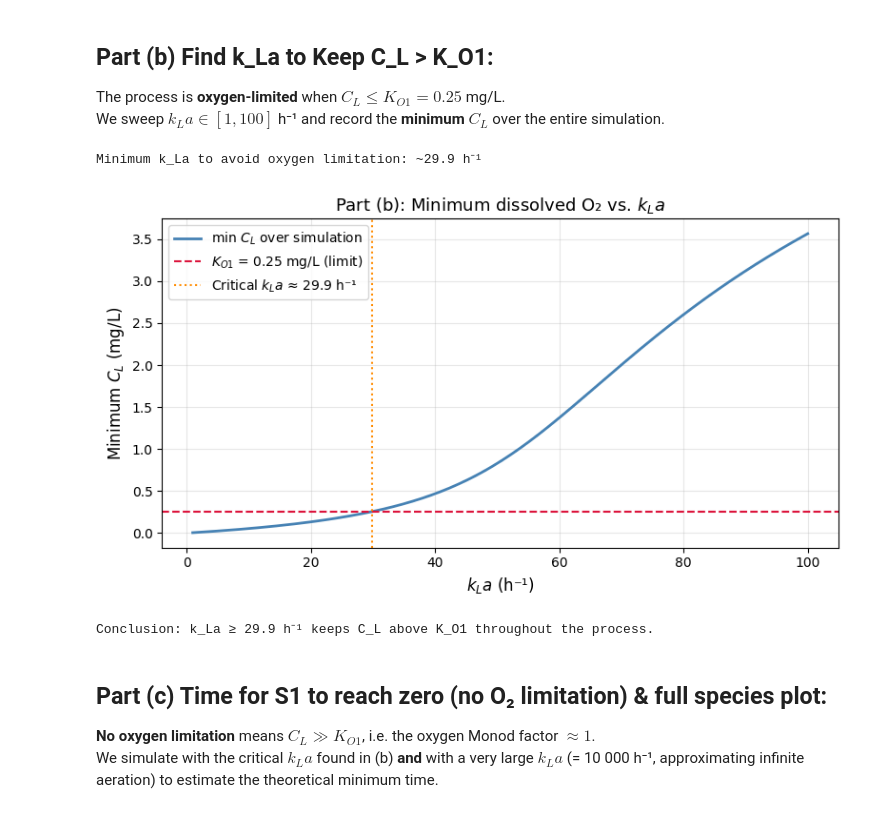
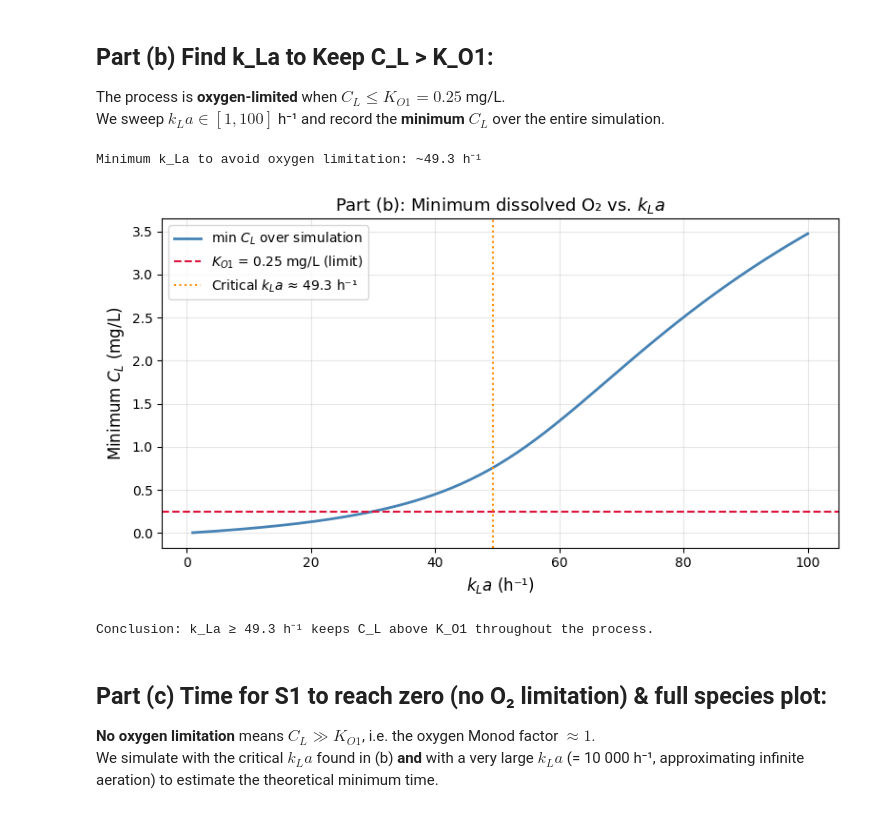
Before and after one commit to Noah-Paga/Bioreactor-mod-simulation, a Jupyter notebook: Project_5/Ex_3.ipynb, the cells around one changed output. Saved outputs shown, nothing was run; the diff lists cells and outputs as text; code cells hidden in the pictures.

```diff
--- a/Project_5/Ex_3.ipynb
+++ b/Project_5/Ex_3.ipynb
@@ -77,7 +76,7 @@ def odes(t, y, kLa):
     r1, r2 = reaction_rates(S1, S2, CL)
 
     dS1 = -r1
-    dS2 =  r1 - r2
+    dS2 =  r1 * YO1 / YO2 - r2
     dS3 =  r2
     dCL =  kLa * (CL_star - CL) - YO1 * r1 - YO2 * r2
 
@@ -106,37 +105,37 @@ We sweep $k_La \in [1, 100]$ h⁻¹ and record the **minimum** $C_L$ over the en
 # %%
 kLa_values = np.linspace(1, 100, 200)   # h⁻¹
 min_CL     = []
 
 for kLa in kLa_values:
     sol = simulate(kLa, t_end=3.0)
     min_CL.append(np.min(sol.y[3]))      # index 3 = CL
 
 min_CL = np.array(min_CL)
 
 # critical kLa (first value where min_CL > KO1)
-critical_mask  = min_CL > KO1
+critical_mask  = min_CL >= 3 * KO1
 kLa_critical   = kLa_values[critical_mask][0] if critical_mask.any() else None
 print(f"Minimum k_La to avoid oxygen limitation: ~{kLa_critical:.1f} h⁻¹")
 
 #Plots
 fig, ax = plt.subplots(figsize=(8, 4.5))
 ax.plot(kLa_values, min_CL, lw=2, color='steelblue', label='min $C_L$ over simulation')
 ax.axhline(KO1, color='crimson', ls='--', lw=1.5, label=f'$K_{{O1}}$ = {KO1} mg/L (limit)')
 if kLa_critical is not None:
     ax.axvline(kLa_critical, color='darkorange', ls=':', lw=1.5,
                label=f'Critical $k_La$ ≈ {kLa_critical:.1f} h⁻¹')
 ax.set_xlabel('$k_La$ (h⁻¹)', fontsize=12)
 ax.set_ylabel('Minimum $C_L$ (mg/L)', fontsize=12)
 ax.set_title('Part (b): Minimum dissolved O₂ vs. $k_La$', fontsize=13)
 ax.legend(fontsize=10)
 ax.grid(True, alpha=0.3)
 plt.tight_layout()
 plt.show()
 print(f"\nConclusion: k_La ≥ {kLa_critical:.1f} h⁻¹ keeps C_L above K_O1 throughout the process.")
 # %% [output]
-Minimum k_La to avoid oxygen limitation: ~29.9 h⁻¹
+Minimum k_La to avoid oxygen limitation: ~49.3 h⁻¹
-[figure, old version]
+[figure, new version]
-Conclusion: k_La ≥ 29.9 h⁻¹ keeps C_L above K_O1 throughout the process.
+Conclusion: k_La ≥ 49.3 h⁻¹ keeps C_L above K_O1 throughout the process.
 # %% [markdown]
 ## Part (c) Time for S1 to reach zero (no O₂ limitation) & full species plot:
 
```
Also changed, not shown: parts of 2 cells of this notebook.
